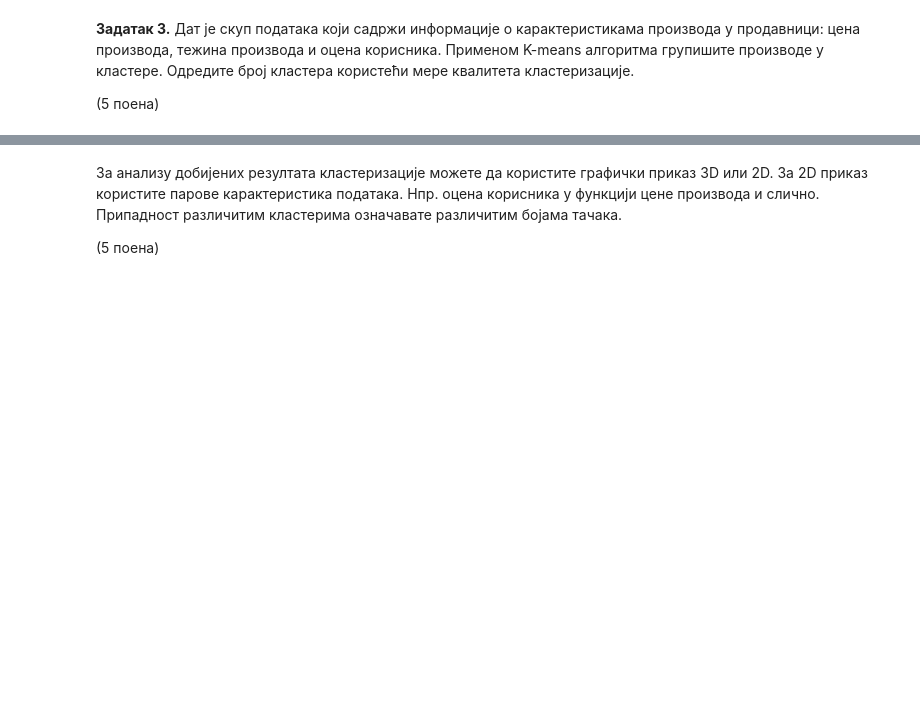
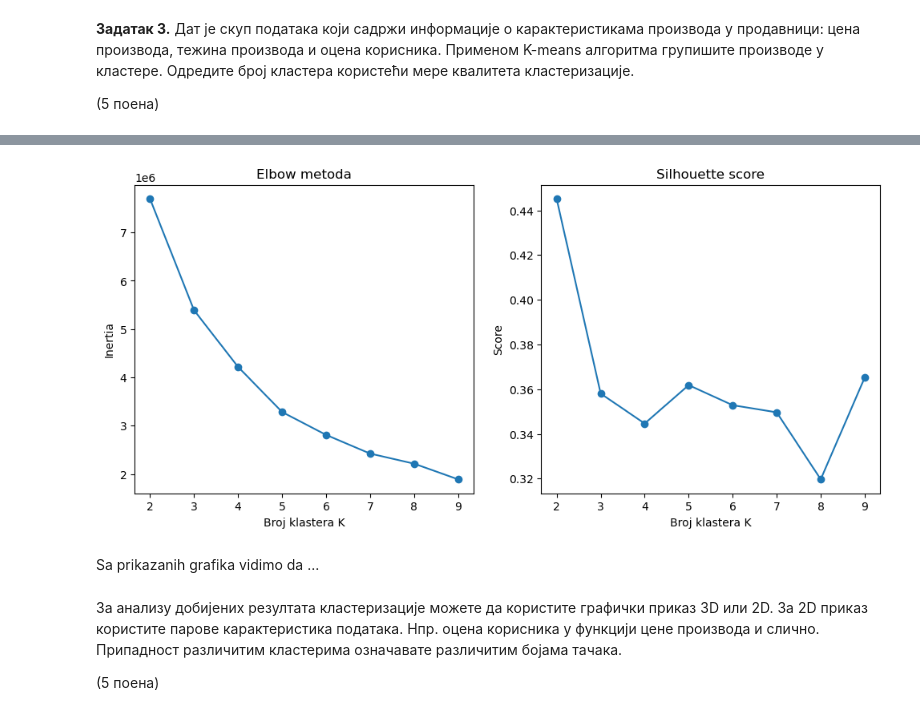
Before and after one commit to paunovicjovan/mathematical-methods-for-machine-learning, a Jupyter notebook: Homeworks/03Domaci2025-26_Jovan_Paunovic.ipynb, the cells around one changed output, grey strips where cells are left out. Cells and saved outputs as stored; diff of their text form; code cells hidden in the pictures; blank space fills up the shorter version.

```diff
--- a/Homeworks/03Domaci2025-26_Jovan_Paunovic.ipynb
+++ b/Homeworks/03Domaci2025-26_Jovan_Paunovic.ipynb
@@ -604,3 +632,42 @@ podaci.shape
+# %%
+def execute_Kmeans(podaci):
+    inertias = []
+    sil_scores = []
+    K_range = range(2, 10)
+    labels_dict = {}
+
+    for k in K_range:
+        km = KMeans(n_clusters=k, random_state=42, n_init=10)
+        labels = km.fit_predict(podaci)
+        labels_dict[k] = labels
+        inertias.append(km.inertia_)
+        sil_scores.append(silhouette_score(podaci, labels))
+
+    return inertias, sil_scores, K_range, labels_dict
+
+def draw_elbow_and_silhouette(K_range, inertias, sil_scores):
+    # Elbow metoda
+    plt.figure(figsize=(12,5))
+    plt.subplot(1,2,1)
+    plt.plot(K_range, inertias, marker='o')
+    plt.title("Elbow metoda")
+    plt.xlabel("Broj klastera K")
+    plt.ylabel("Inertia")
+
+    # Silhouette score
+    plt.subplot(1,2,2)
+    plt.plot(K_range, sil_scores, marker='o')
+    plt.title("Silhouette score")
+    plt.xlabel("Broj klastera K")
+    plt.ylabel("Score")
+    plt.show()
+
+inertias, sil_scores, K_range, labels_dict = execute_Kmeans(podaci)
+draw_elbow_and_silhouette(K_range, inertias, sil_scores)
+# %% [output]
+[figure, added]
+# %% [markdown]
+Sa prikazanih grafika vidimo da ...
 # %% [markdown]
 За анализу добијених резултата кластеризације можете да користите графички приказ 3D или 2D. За 2D приказ користите парове карактеристика података. Нпр. оцена корисника у функцији цене производа и слично. Припадност различитим кластерима означавате различитим бојама тачака.
 
```
Also changed, not shown: parts of 10 cells of this notebook.
